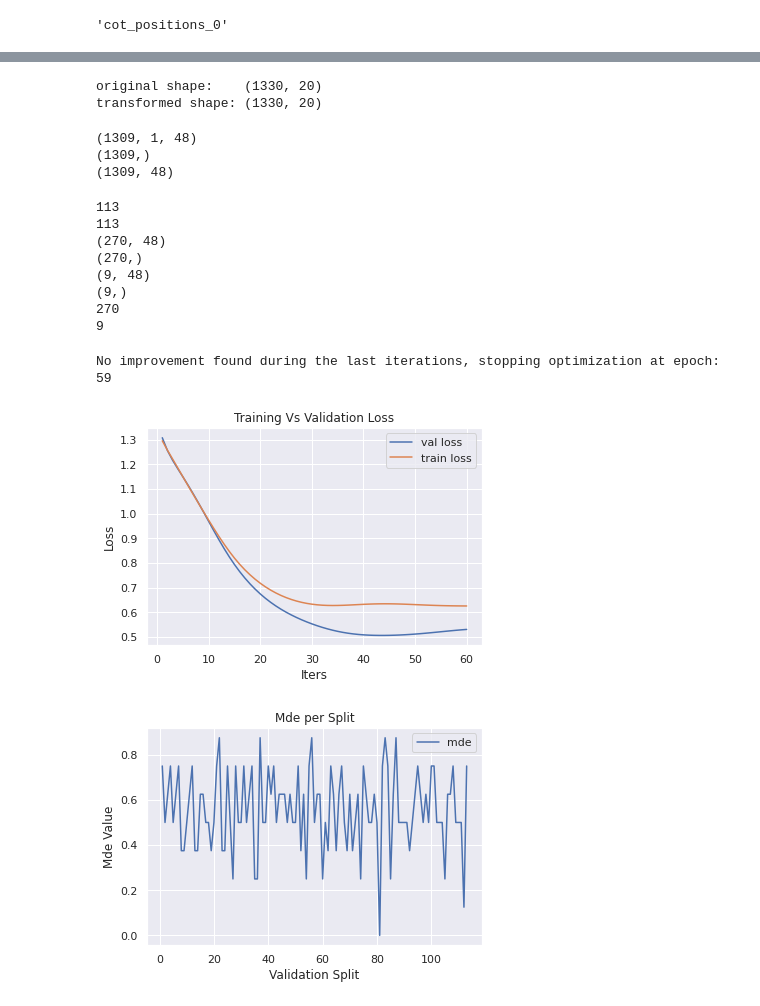
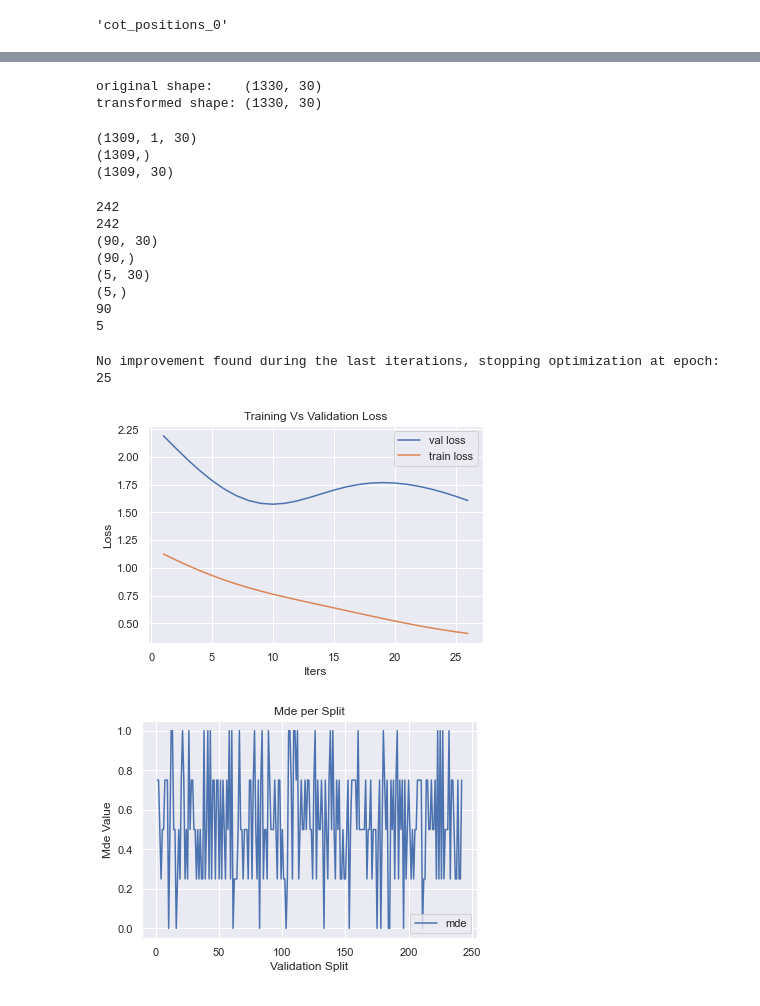
Before and after one commit to apof/Master-Thesis-----Deep-Kernel-Learning-and-Neural-Processes--combining-GPs-with-DL, a Jupyter notebook: GPs Experiments.ipynb, the cells around one changed output, grey strips where cells are left out. Cells and saved outputs as stored; diff of their text form; code cells hidden in the pictures.

```diff
--- a/GPs Experiments.ipynb
+++ b/GPs Experiments.ipynb
@@ -57,7 +58,7 @@ print(dates)
 # %%
 #train_batches,validation_batches,test_batches = utils.train_test_split(inp,lbl,dates,10,0.8,0)
 #train_batches,validation_batches,test_batches = utils.train_test_split(inp,lbl,dates,inp.shape[0]-5,0.8,5)
-train_batches,validation_batches,test_batches = utils.train_test_split(inp,lbl,dates,inp.shape[0],0.8,0.7,0)
+train_batches,validation_batches,test_batches = utils.train_test_split(inp,lbl,dates,inp.shape[0],0.9,0.5,0)
 # %%
 print(train_batches[-1])
 print("-------")
@@ -170,9 +171,9 @@ plt.ylabel('cumulative explained variance');
 # %%
-pca = PCA(n_components=20)
+pca = PCA(n_components=30)
 pca.fit(inputs)
 inputs_pca = pca.transform(inputs)
 print("original shape:   ", inputs_pca.shape)
 print("transformed shape:", inputs_pca.shape)
 # %% [output]
-original shape:    (1330, 20)
-transformed shape: (1330, 20)
+original shape:    (1330, 30)
+transformed shape: (1330, 30)
@@ -181,3 +180,5 @@ transformed shape: (1330, 20)
+# %%
+inputs = inputs_pca
 # %%
 inp,lbl,dates = utils.split_timeseries(1,22-2,inputs,labels,dates)
 
@@ -198,12 +199,12 @@ joblib.dump(dates, '../Vectors/copper_dates')'''
 inp = np.reshape(inp, (inp.shape[0],inp.shape[1]*inp.shape[2]))
 print(inp.shape)
 # %% [output]
-(1309, 1, 48)
+(1309, 1, 30)
 (1309,)
-(1309, 48)
+(1309, 30)
 # %%
 #train_batches,validation_batches,test_batches = utils.train_test_split(inp,lbl,dates,inp.shape[0]-22,0.8,22)
-train_batches,validation_batches,test_batches = utils.train_test_split(inp,lbl,dates,300,0.9,0.7,0)
+train_batches,validation_batches,test_batches = utils.train_test_split(inp,lbl,dates,100,0.9,0.5,0)
 #train_batches,validation_batches,test_batches = utils.train_test_split(inp,lbl,dates,inp.shape[0],0.8,0)
 #test_batches = validation_batches
 # %%
@@ -219,14 +220,14 @@ print(test_labels.shape)
 print(len(train_dates))
 print(len(test_dates))
 # %% [output]
-113
-113
-(270, 48)
-(270,)
-(9, 48)
-(9,)
-270
-9
+242
+242
+(90, 30)
+(90,)
+(5, 30)
+(5,)
+90
+5
 # %%
 # We will use the simplest form of GP model, exact inference
 class ExactGPModel(gpytorch.models.ExactGP):
@@ -334,43 +335,45 @@ for i,train_batch in enumerate(train_batches):
         if avg_cost < best_cost:
             best_cost = avg_cost
             last_improvement = 0
-            best_model = model
+            best_model_state = copy.deepcopy(model.state_dict())
+            torch.save(best_model_state, 'GPModel.pt')
         else:
             last_improvement +=1
 
         if last_improvement > require_improvement:
             print("No improvement found during the last iterations, stopping optimization at epoch: " + str(epoch))
             # Break out from the loop.
             stop = True
-            model = best_model
 
         epoch += 1
 
+    model = ExactGPModel(train_data, train_labels, likelihood)
+    model.load_state_dict(torch.load('GPModel.pt'))
     # Get into evaluation (predictive posterior) mode
     model.eval()
     likelihood.eval()
 
     # Test points are regularly spaced along [0,1]
     # Make predictions by feeding model through likelihood
     with torch.no_grad(), gpytorch.settings.fast_pred_var():
         observed_pred = likelihood(model(test_data))
         predictions.append(observed_pred)
 
     index = [i+1 for i in range(len(validation_loss))]
     plt.plot(index, validation_loss ,label = "val loss")
     plt.plot(index, training_loss, label = "train loss")
     plt.xlabel('Iters')
     plt.ylabel('Loss')
     plt.title('Training Vs Validation Loss')
     plt.legend()
     plt.show()
 
 
 
     #time.sleep(3)
 # %% [output]
-No improvement found during the last iterations, stopping optimization at epoch: 59
+No improvement found during the last iterations, stopping optimization at epoch: 25
-[figure, old version]
+[figure, new version]
 # %%
 ### get the predictions
 mean_preds = []
@@ -412,7 +415,7 @@ plt.title('Mde per Split')
 plt.legend()
 plt.show()
 # %% [output]
-[figure, old version]
+[figure, new version]
 # %%
 plt.plot(val_split_num, rmse_list ,label = "rmse")
 plt.xlabel('Validation Split')
```
Also changed, not shown: parts of 10 cells of this notebook.
